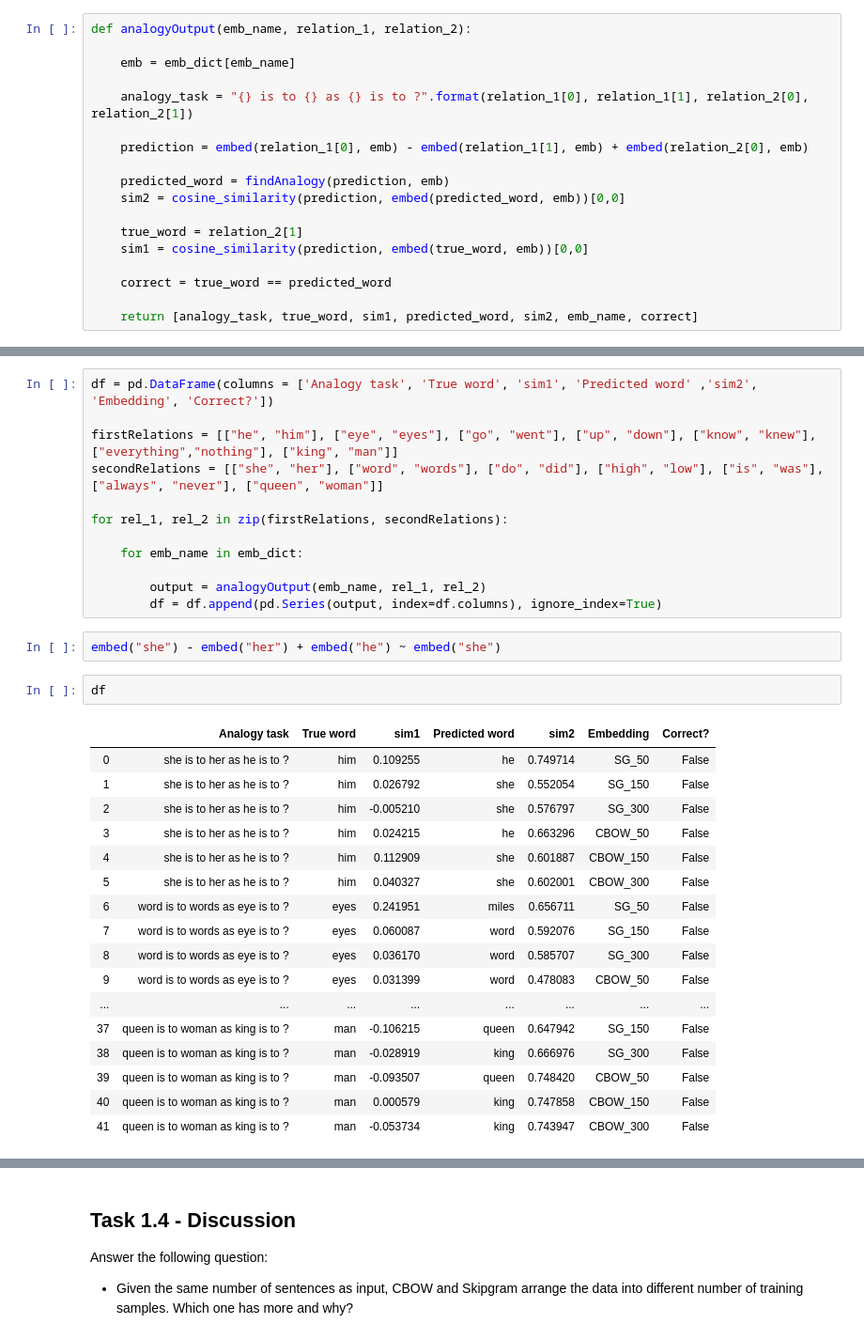
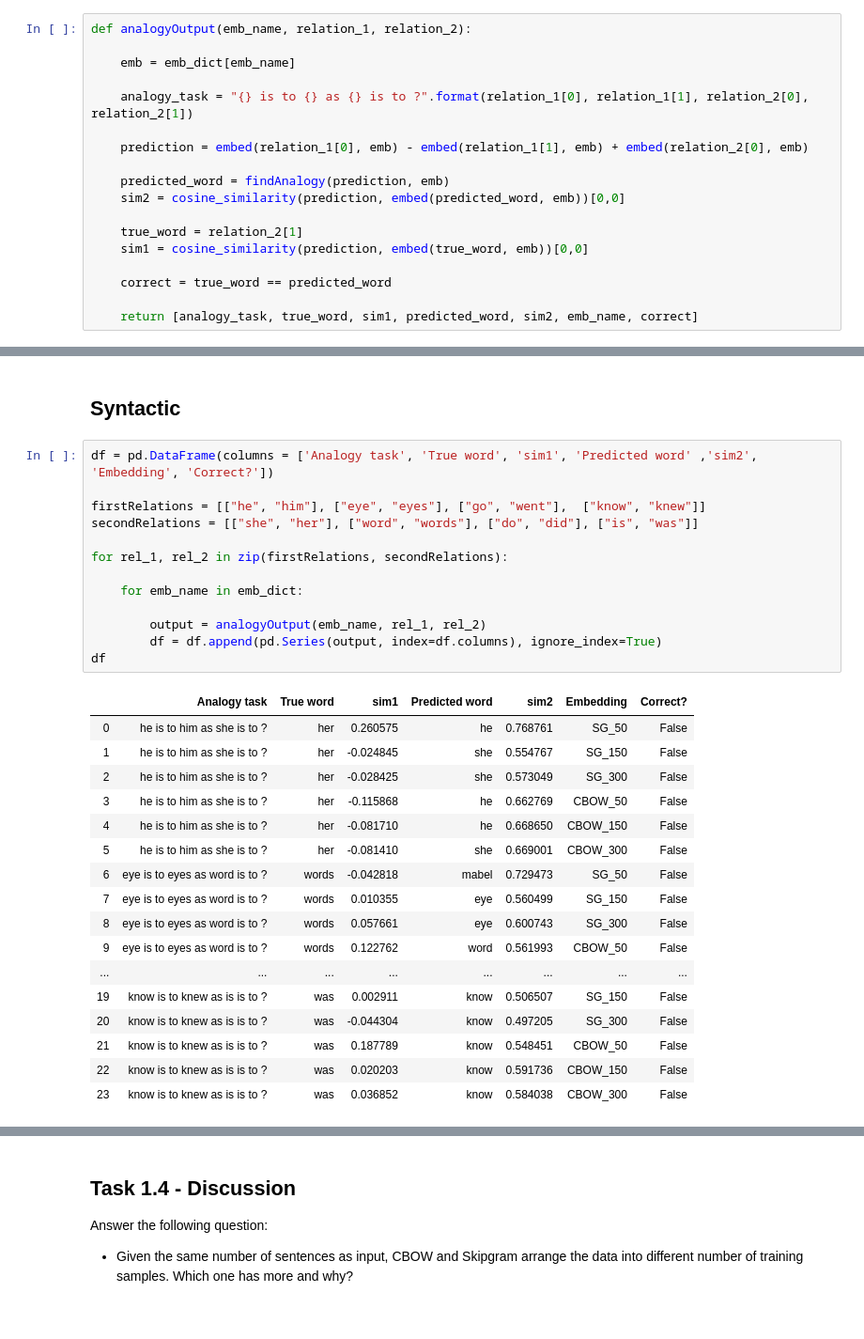
Before and after one commit to Joriswillems/deeplearning, a Jupyter notebook: assigment1/Assignment_1_(TF_2).ipynb, the cells around one changed output, grey strips where cells are left out. Shown: that part at 94% size. Saved outputs shown, nothing was run; the diff lists cells and outputs as text.

```diff
--- a/assigment1/Assignment_1_(TF_2).ipynb
+++ b/assigment1/Assignment_1_(TF_2).ipynb
@@ -326,34 +359,33 @@ def analogyOutput(emb_name, relation_1, relation_2):
+# %% [markdown]
+## Syntactic
 # %%
 df = pd.DataFrame(columns = ['Analogy task', 'True word', 'sim1', 'Predicted word' ,'sim2', 'Embedding', 'Correct?'])
 
-firstRelations = [["he", "him"], ["eye", "eyes"], ["go", "went"], ["up", "down"], ["know", "knew"], ["everything","nothing"], ["king", "man"]]
-secondRelations = [["she", "her"], ["word", "words"], ["do", "did"], ["high", "low"], ["is", "was"], ["always", "never"], ["queen", "woman"]]
+firstRelations = [["he", "him"], ["eye", "eyes"], ["go", "went"],  ["know", "knew"]]
+secondRelations = [["she", "her"], ["word", "words"], ["do", "did"], ["is", "was"]]
 
 for rel_1, rel_2 in zip(firstRelations, secondRelations):
 
     for emb_name in emb_dict:
 
         output = analogyOutput(emb_name, rel_1, rel_2)
         df = df.append(pd.Series(output, index=df.columns), ignore_index=True)
+df
+# %% [output]
+|  | Analogy task | True word | sim1 | Predicted word | sim2 | Embedding | Correct? |
+| 0 | he is to him as she is to ? | her | 0.260575 | he | 0.768761 | SG_50 | False |
+| 1 | he is to him as she is to ? | her | -0.024845 | she | 0.554767 | SG_150 | False |
+| 2 | he is to him as she is to ? | her | -0.028425 | she | 0.573049 | SG_300 | False |
+| 3 | he is to him as she is to ? | her | -0.115868 | he | 0.662769 | CBOW_50 | False |
+| 4 | he is to him as she is to ? | her | -0.081710 | he | 0.668650 | CBOW_150 | False |
+| 5 | he is to him as she is to ? | her | -0.081410 | she | 0.669001 | CBOW_300 | False |
+| 6 | eye is to eyes as word is to ? | words | -0.042818 | mabel | 0.729473 | SG_50 | False |
+| 7 | eye is to eyes as word is to ? | words | 0.010355 | eye | 0.560499 | SG_150 | False |
+| 8 | eye is to eyes as word is to ? | words | 0.057661 | eye | 0.600743 | SG_300 | False |
+| 9 | eye is to eyes as word is to ? | words | 0.122762 | word | 0.561993 | CBOW_50 | False |
+| ... | ... | ... | ... | ... | ... | ... | ... |
+| 19 | know is to knew as is is to ? | was | 0.002911 | know | 0.506507 | SG_150 | False |
+| 20 | know is to knew as is is to ? | was | -0.044304 | know | 0.497205 | SG_300 | False |
+| 21 | know is to knew as is is to ? | was | 0.187789 | know | 0.548451 | CBOW_50 | False |
+| 22 | know is to knew as is is to ? | was | 0.020203 | know | 0.591736 | CBOW_150 | False |
+| 23 | know is to knew as is is to ? | was | 0.036852 | know | 0.584038 | CBOW_300 | False |
-# %%
-embed("she") - embed("her") + embed("he") ~ embed("she")
-# %%
-df
-# %% [output]
-|  | Analogy task | True word | sim1 | Predicted word | sim2 | Embedding | Correct? |
-| 0 | she is to her as he is to ? | him | 0.109255 | he | 0.749714 | SG_50 | False |
-| 1 | she is to her as he is to ? | him | 0.026792 | she | 0.552054 | SG_150 | False |
-| 2 | she is to her as he is to ? | him | -0.005210 | she | 0.576797 | SG_300 | False |
-| 3 | she is to her as he is to ? | him | 0.024215 | he | 0.663296 | CBOW_50 | False |
-| 4 | she is to her as he is to ? | him | 0.112909 | she | 0.601887 | CBOW_150 | False |
-| 5 | she is to her as he is to ? | him | 0.040327 | she | 0.602001 | CBOW_300 | False |
-| 6 | word is to words as eye is to ? | eyes | 0.241951 | miles | 0.656711 | SG_50 | False |
-| 7 | word is to words as eye is to ? | eyes | 0.060087 | word | 0.592076 | SG_150 | False |
-| 8 | word is to words as eye is to ? | eyes | 0.036170 | word | 0.585707 | SG_300 | False |
-| 9 | word is to words as eye is to ? | eyes | 0.031399 | word | 0.478083 | CBOW_50 | False |
-| ... | ... | ... | ... | ... | ... | ... | ... |
-| 37 | queen is to woman as king is to ? | man | -0.106215 | queen | 0.647942 | SG_150 | False |
-| 38 | queen is to woman as king is to ? | man | -0.028919 | king | 0.666976 | SG_300 | False |
-| 39 | queen is to woman as king is to ? | man | -0.093507 | queen | 0.748420 | CBOW_50 | False |
-| 40 | queen is to woman as king is to ? | man | 0.000579 | king | 0.747858 | CBOW_150 | False |
-| 41 | queen is to woman as king is to ? | man | -0.053734 | king | 0.743947 | CBOW_300 | False |
```
Also changed, not shown: parts of 5 cells of this notebook.
